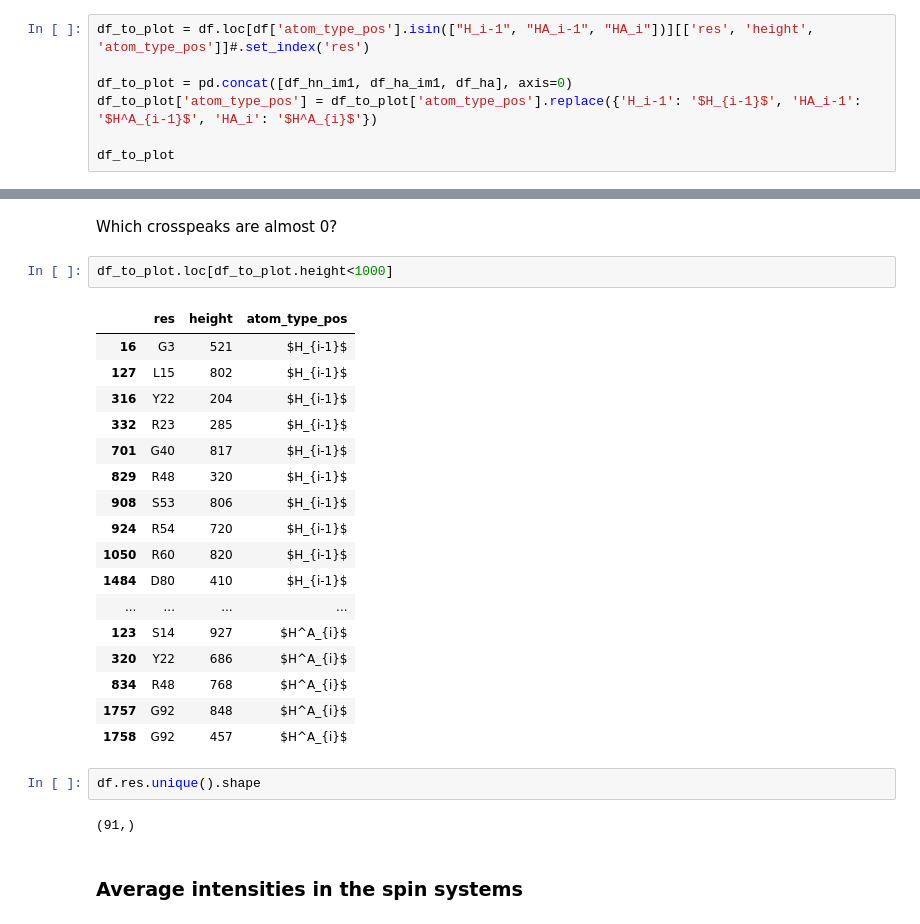
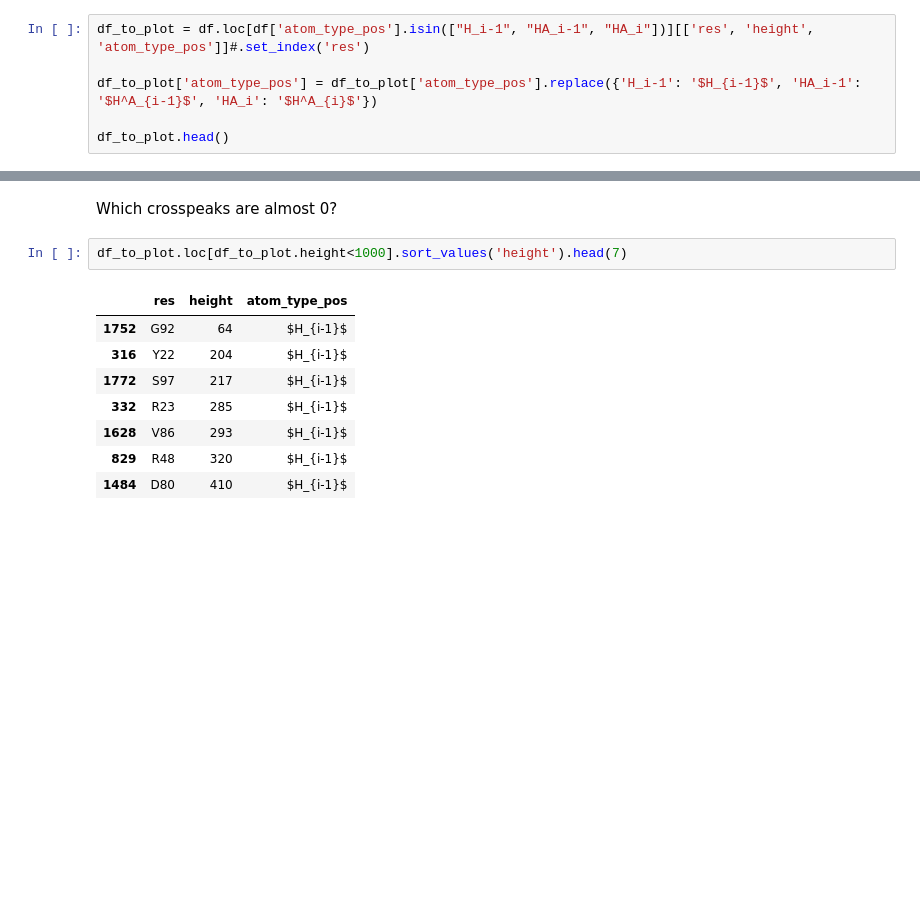
Before and after one commit to AI-ffinity/3d-noesy, a Jupyter notebook: main.ipynb, the cells around one changed output, grey strips where cells are left out. Cells and saved outputs as stored; diff of their text form; blank space fills up the shorter version.

```diff
--- a/main.ipynb
+++ b/main.ipynb
@@ -117,9 +196,8 @@ get_atom_rank_matrix(df_ha)
 # %%
 df_to_plot = df.loc[df['atom_type_pos'].isin(["H_i-1", "HA_i-1", "HA_i"])][['res', 'height', 'atom_type_pos']]#.set_index('res')
 
-df_to_plot = pd.concat([df_hn_im1, df_ha_im1, df_ha], axis=0)
 df_to_plot['atom_type_pos'] = df_to_plot['atom_type_pos'].replace({'H_i-1': '$H_{i-1}$', 'HA_i-1': '$H^A_{i-1}$', 'HA_i': '$H^A_{i}$'})
 
-df_to_plot
+df_to_plot.head()
 # %% [output]
 |  | res | height | atom_type_pos |
@@ -147,28 +218,13 @@ plt.xlabel("Absolute NOE crosspeak height");
 # %% [markdown]
 Which crosspeaks are almost 0?
 # %%
-df_to_plot.loc[df_to_plot.height<1000]
+df_to_plot.loc[df_to_plot.height<1000].sort_values('height').head(7)
 # %% [output]
 |  | res | height | atom_type_pos |
-| 16 | G3 | 521 | $H_{i-1}$ |
-| 127 | L15 | 802 | $H_{i-1}$ |
+| 1752 | G92 | 64 | $H_{i-1}$ |
 | 316 | Y22 | 204 | $H_{i-1}$ |
+| 1772 | S97 | 217 | $H_{i-1}$ |
 | 332 | R23 | 285 | $H_{i-1}$ |
-| 701 | G40 | 817 | $H_{i-1}$ |
+| 1628 | V86 | 293 | $H_{i-1}$ |
 | 829 | R48 | 320 | $H_{i-1}$ |
-| 908 | S53 | 806 | $H_{i-1}$ |
-| 924 | R54 | 720 | $H_{i-1}$ |
-| 1050 | R60 | 820 | $H_{i-1}$ |
 | 1484 | D80 | 410 | $H_{i-1}$ |
-| ... | ... | ... | ... |
-| 123 | S14 | 927 | $H^A_{i}$ |
-| 320 | Y22 | 686 | $H^A_{i}$ |
-| 834 | R48 | 768 | $H^A_{i}$ |
-| 1757 | G92 | 848 | $H^A_{i}$ |
-| 1758 | G92 | 457 | $H^A_{i}$ |
-# %%
-df.res.unique().shape
-# %% [output]
-(91,)
-# %% [markdown]
-### Average intensities in the spin systems
```
Also changed, not shown: parts of 38 cells of this notebook.
